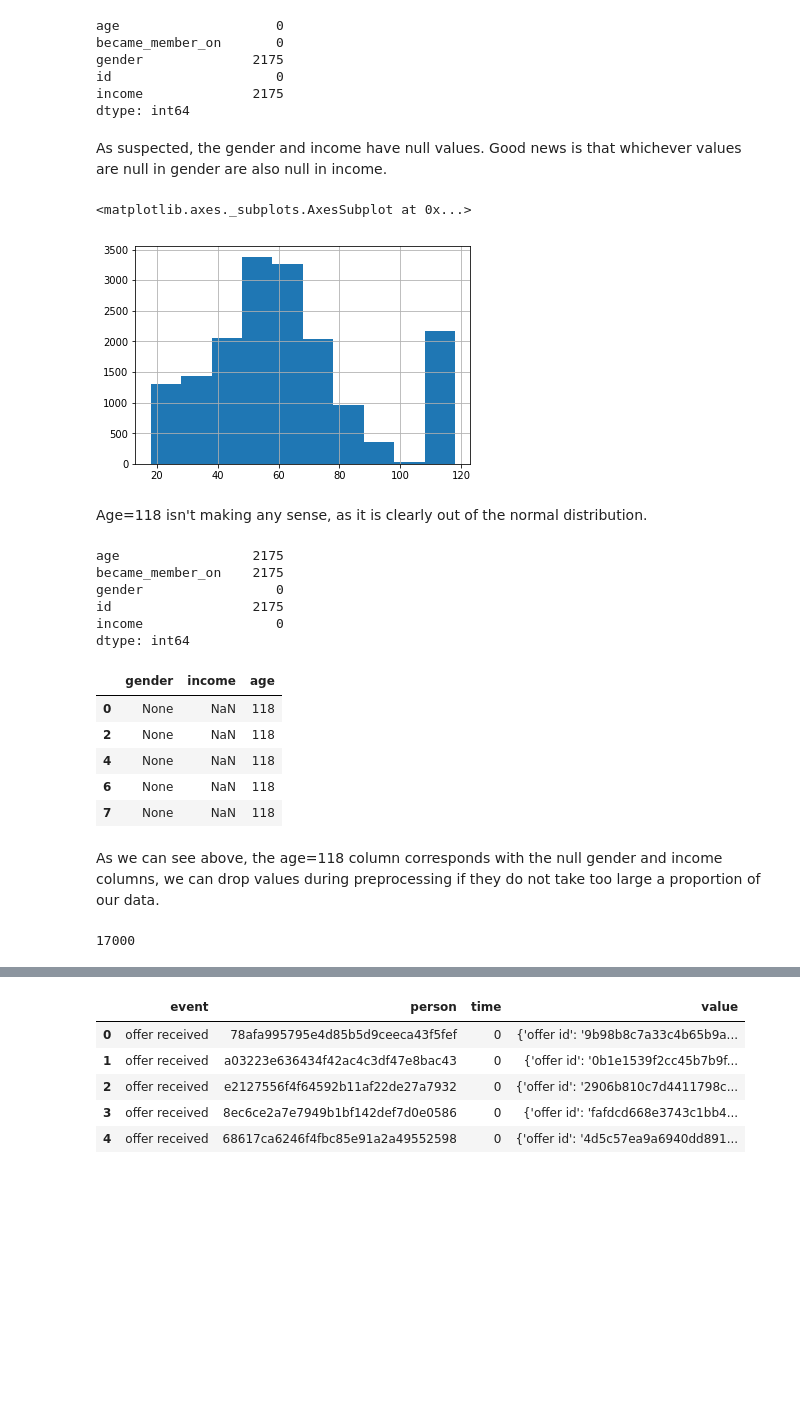
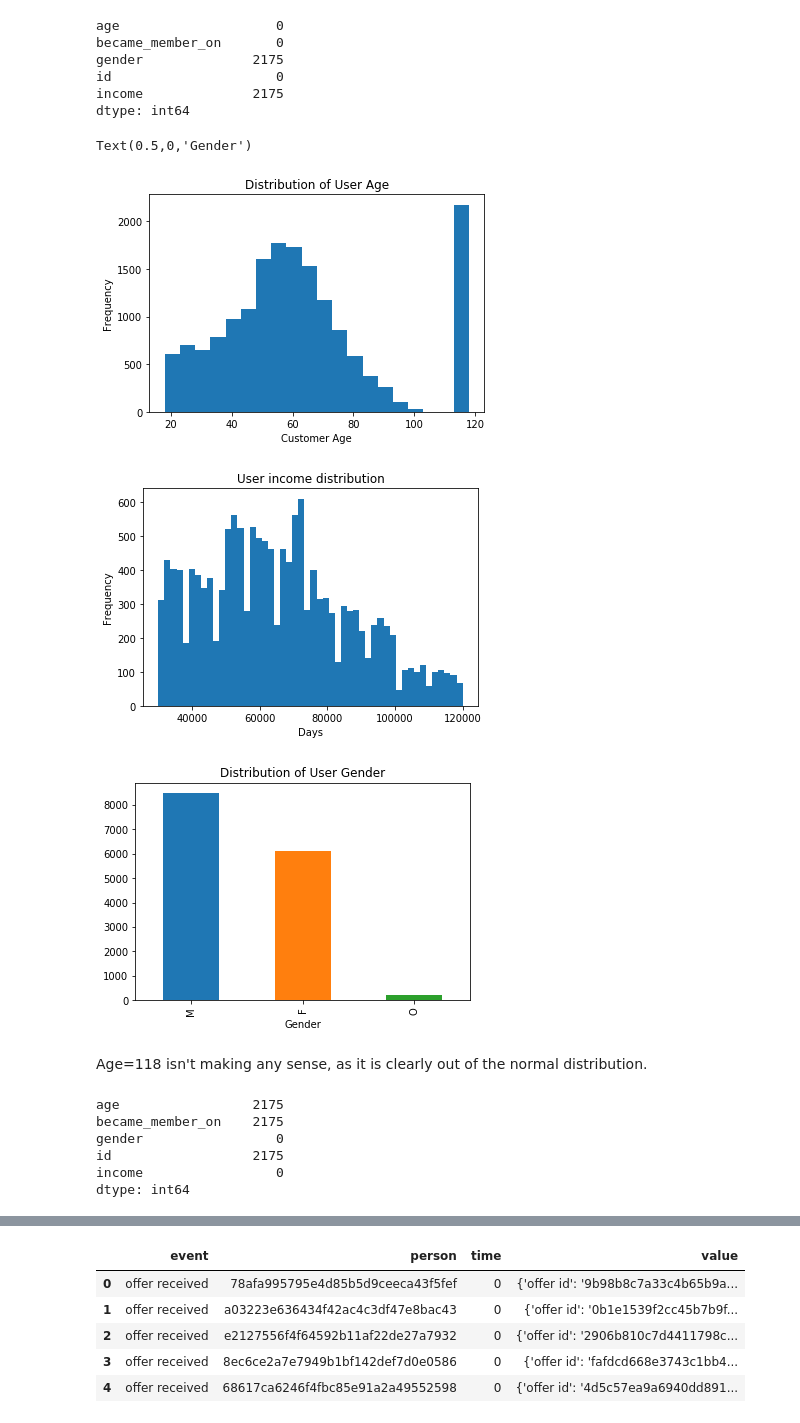
Before and after one commit to shagangrewal/Starbucks_Capstone, a Jupyter notebook: Starbucks_Capstone_notebook.ipynb, the cells around one changed output, grey strips where cells are left out. Cells and saved outputs as stored; diff of their text form; code cells hidden in the pictures; blank space fills up the shorter version.

```diff
--- a/Starbucks_Capstone_notebook.ipynb
+++ b/Starbucks_Capstone_notebook.ipynb
@@ -139,20 +154,31 @@ gender              2175
 id                     0
 income              2175
 dtype: int64
-# %% [markdown]
-As suspected, the gender and income have null values. Good news is that whichever values are null in gender are also null in income.
-# %%
-#checking age distribution across the users
-profile.age.hist()
-# %% [output]
-<matplotlib.axes._subplots.AxesSubplot at 0x...>
-[figure, removed]
+# %%
+#checking age, income and gender distributions across the users
+#Distribution of age
+user_age = profile['age'].plot(kind='hist', bins=20, title='Distribution of User Age')
+user_age.set_xlabel("Customer Age")
+
+#Distribution of income
+plt.figure()
+user_income = profile['income'].plot(kind='hist', bins=50, title='User income distribution')
+user_income.set_xlabel("Days")
+
+# Display Histogram of User Income
+plt.figure()
+user_gender = profile['gender'].value_counts().plot.bar(title='Distribution of User Gender')
+user_gender.set_xlabel("Gender")
+# %% [output]
+Text(0.5,0,'Gender')
+[figure, added]
+[figure, added]
+[figure, added]
 # %% [markdown]
 Age=118 isn't making any sense, as it is clearly out of the normal distribution.
 # %%
 #checking count of age=118 value and corresponding gender and income columns
-print(profile[profile['age']==118].count())
-profile[['gender','income','age']][profile['age']==118].head()
+profile[profile['age']==118].count()
 # %% [output]
 age                 2175
 became_member_on    2175
@@ -160,16 +186,3 @@ gender                 0
 id                  2175
 income                 0
 dtype: int64
-|  | gender | income | age |
-| 0 | None | NaN | 118 |
-| 2 | None | NaN | 118 |
-| 4 | None | NaN | 118 |
-| 6 | None | NaN | 118 |
-| 7 | None | NaN | 118 |
-# %% [markdown]
-As we can see above, the age=118 column corresponds with the null gender and income columns, we can drop values during preprocessing if they do not take too large a proportion of our data.
-# %%
-#checking unique people count in dataset
-profile['id'].nunique()
-# %% [output]
-17000
```
Also changed, not shown: parts of 279 cells of this notebook.
